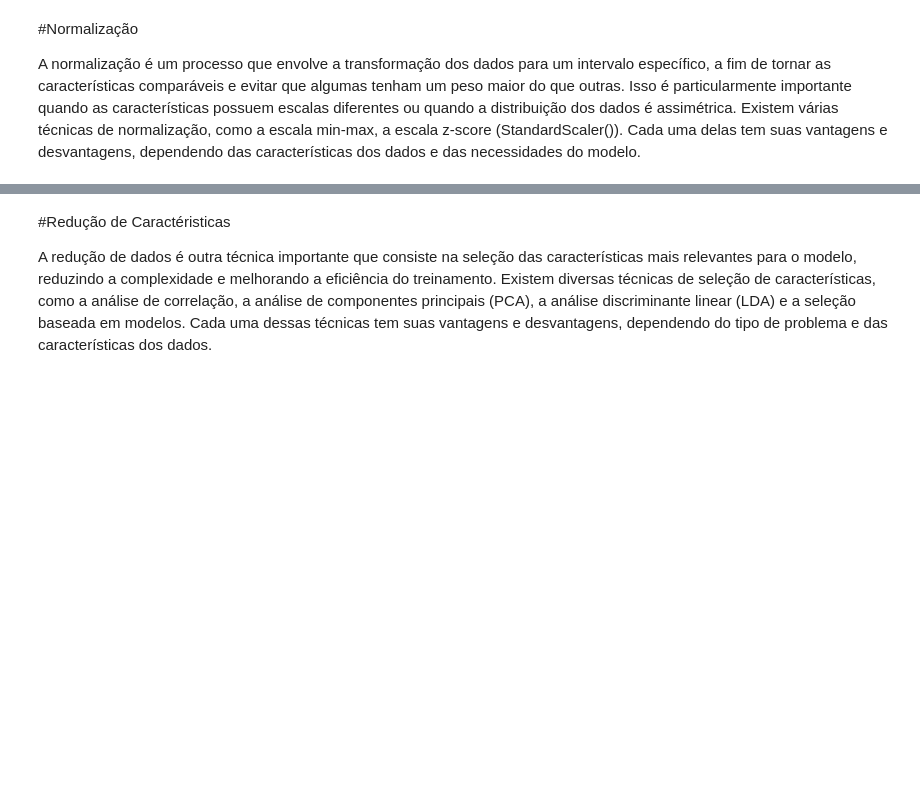
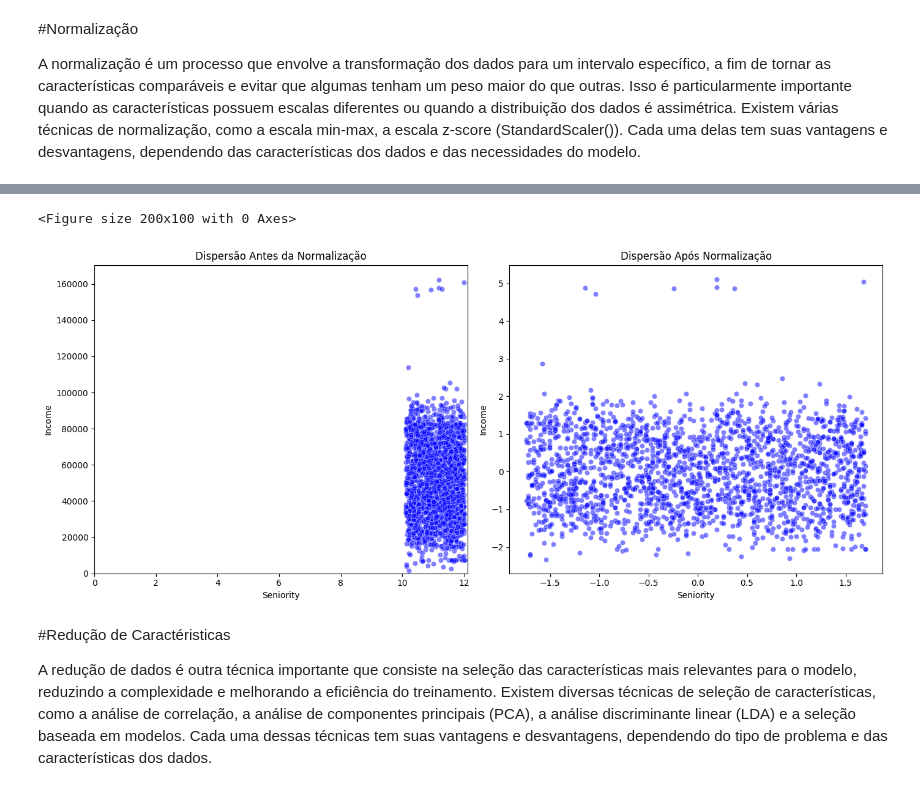
Before and after one commit to andrehochuli/teaching, a Jupyter notebook: Extensão-DS/Tópico 03 - Normalizacao&Reducao.ipynb, the cells around one changed output, grey strips where cells are left out. Saved outputs shown, nothing was run; the diff lists cells and outputs as text; code cells hidden in the pictures; blank space fills up the shorter version.

```diff
--- a/Extensão-DS/Tópico 03 - Normalizacao&Reducao.ipynb
+++ b/Extensão-DS/Tópico 03 - Normalizacao&Reducao.ipynb
@@ -211,0 +36,4 @@ Porque Naive Bayes e Decision Tree sofrem menos impactos de dados não normaliza
+# %%
+df_ori = pd.read_csv("/content/marketing_campaign_cleaned.csv")
+print(df_ori.shape)
+df_ori.head()
@@ -211,0 +49,7 @@ Porque Naive Bayes e Decision Tree sofrem menos impactos de dados não normaliza
+# %%
+column_filter = ['Income', 'Recency', 'Seniority', 'Wines', 'Fruits', 'Meat', 'Fish', 'Sweets', 'Gold']
+
+df = df_ori[column_filter].copy()
+
+print(df.shape)
+df.head()
@@ -211,0 +64,8 @@ Porque Naive Bayes e Decision Tree sofrem menos impactos de dados não normaliza
+# %%
+from sklearn.preprocessing import MinMaxScaler,StandardScaler
+column_filter = ['Income', 'Recency', 'Seniority', 'Wines', 'Fruits', 'Meat', 'Fish', 'Sweets', 'Gold']
+scaler = StandardScaler()
+
+df_scaled = pd.DataFrame(scaler.fit_transform(df), columns=df.columns)
+
+df_scaled.head()
@@ -212,3 +79,32 @@ Porque Naive Bayes e Decision Tree sofrem menos impactos de dados não normaliza
+# %%
+atributo1 = 'Seniority'
+atributo2 = 'Income'
+
+plt.figure(figsize=(2,1))
+# Criar gráficos de dispersão
+fig, axes = plt.subplots(nrows=1, ncols=2, figsize=(14, 6))
+
+# Gráfico de dispersão antes da normalização
+sns.scatterplot(x=atributo1, y=atributo2, data=df, ax=axes[0], color='blue', alpha=0.5)
+axes[0].set_title('Dispersão Antes da Normalização')
+axes[0].set_xlabel(atributo1)
+axes[0].set_ylabel(atributo2)
+axes[0].set_xlim(left=0)  # Definir o limite inferior do eixo x para 0
+axes[0].set_ylim(bottom=0)  # Definir o limite inferior do eixo y para 0
+
+# Gráfico de dispersão após a normalização
+sns.scatterplot(x=atributo1, y=atributo2, data=df_scaled, ax=axes[1], color='blue', alpha=0.5)
+axes[1].set_title('Dispersão Após Normalização')
+axes[1].set_xlabel(atributo1)
+axes[1].set_ylabel(atributo2)
+axes[0].set_xlim(left=0)  # Definir o limite inferior do eixo x para 0
+axes[0].set_ylim(bottom=0)  # Definir o limite inferior do eixo y para 0
+
+plt.tight_layout()
+plt.show()
+# %% [output]
+<Figure size 200x100 with 0 Axes>
+[figure, added]
 # %% [markdown]
 #Redução de Caractéristicas
 
```
Also changed, not shown: parts of 35 cells of this notebook.
